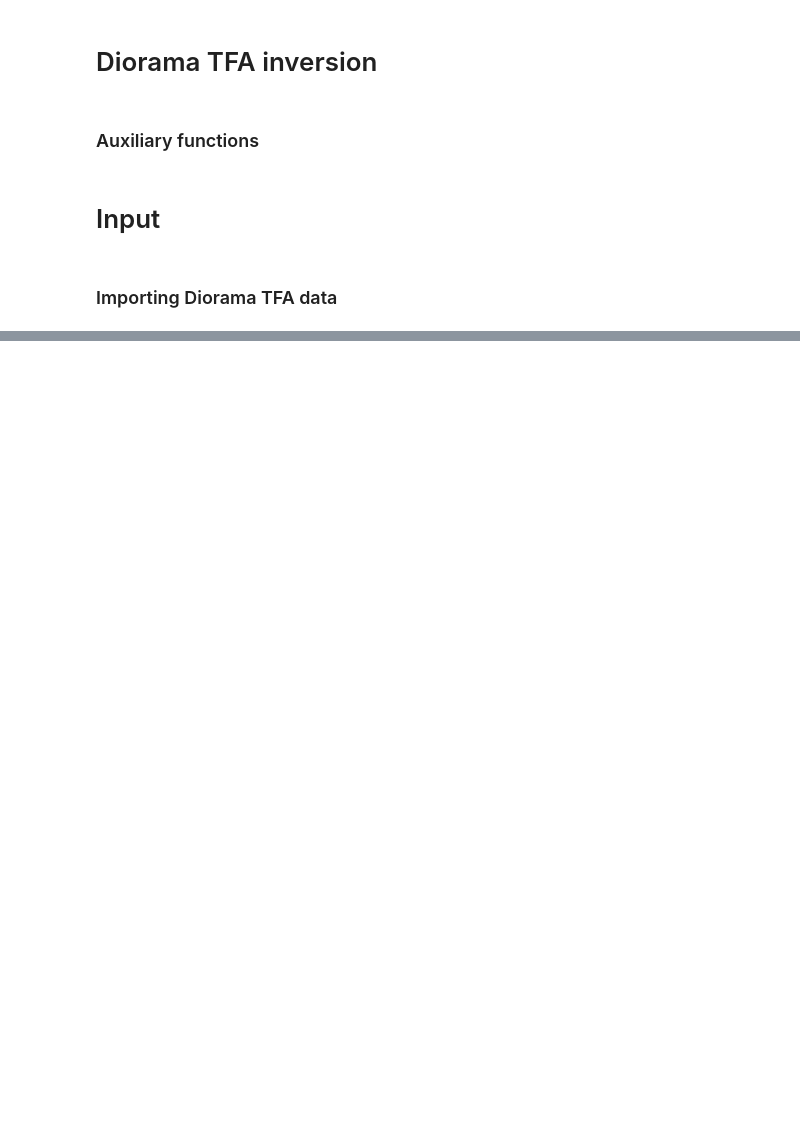
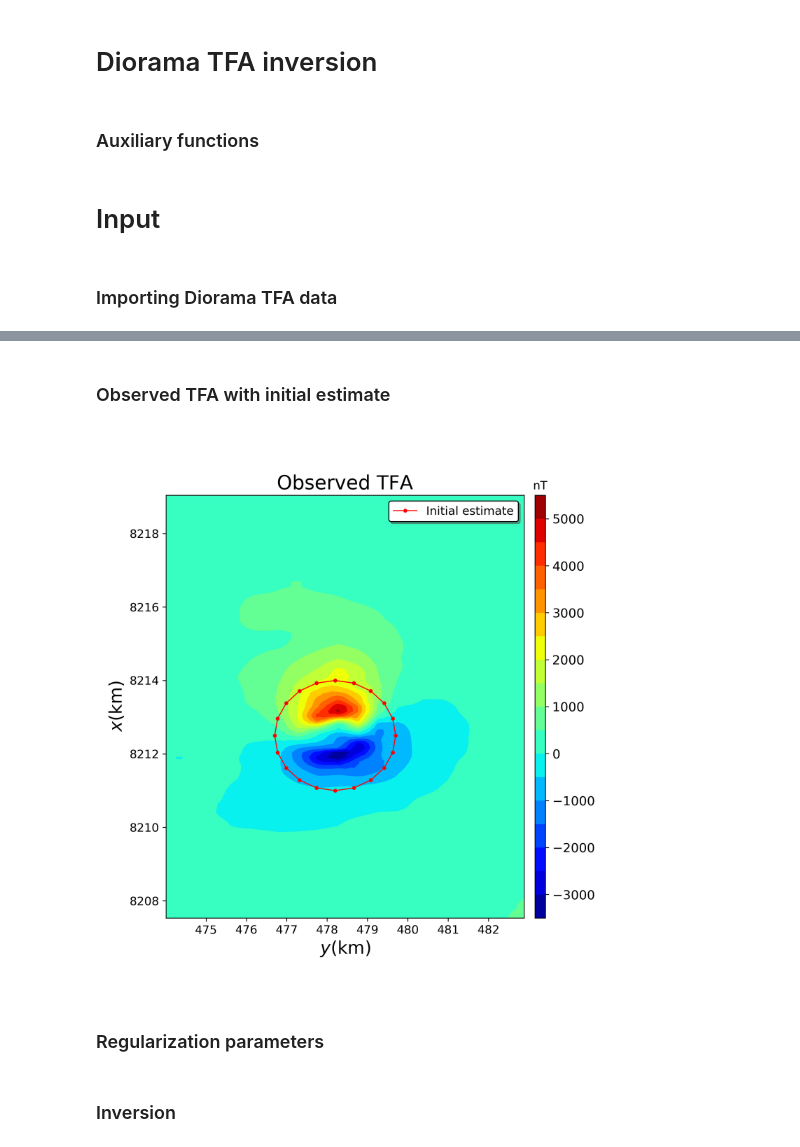
Before and after one commit to pinga-lab/magnetic-radial-inversion, a Jupyter notebook: code/real_data/diorama_inversion.ipynb, the cells around one changed output, grey strips where cells are left out. Cells and saved outputs as stored; diff of their text form; code cells hidden in the pictures; blank space fills up the shorter version.

```diff
--- a/code/real_data/diorama_inversion.ipynb
+++ b/code/real_data/diorama_inversion.ipynb
@@ -29,0 +117,25 @@ IOError: Failed to interpret file 'anomalia-125m.dat' as a pickle
+# %% [markdown]
+### Observed TFA with initial estimate
+# %%
+plt.figure(figsize=(8,8))
+plt.title('Observed TFA', fontsize=20)
+plt.tricontourf(yp, xp, dobs, 20, cmap='jet').ax.tick_params(labelsize=12)
+plt.xlabel('$y$(km)', fontsize=18)
+plt.ylabel('$x$(km)', fontsize=18)
+clb = plt.colorbar(pad=0.025, aspect=40, shrink=1)
+clb.ax.tick_params(labelsize=13)
+#source = mpl.polygon(kimberlite_model['prisms'][0], '.-k', xy2ne=True)
+estimate = mpl.polygon(model0[0], '.-r', xy2ne=True)
+#source.set_label('Outcropping polygon')
+estimate.set_label('Initial estimate')
+clb.ax.set_title('nT')
+mpl.m2km()
+plt.legend(loc=0, fontsize=12, shadow=bool, framealpha=1, edgecolor='black')
+plt.savefig('diorama_tfa_obs_data_true_inital.png', dpi=300)
+#plt.show()
+
+img(filename='diorama_tfa_obs_data_true_inital.png', width=800, height=800)
+# %% [output]
+[figure, added]
+# %% [markdown]
+### Regularization parameters
@@ -29,0 +157,2 @@ IOError: Failed to interpret file 'anomalia-125m.dat' as a pickle
+# %% [markdown]
+### Inversion
```
Also changed, not shown: parts of 9 cells of this notebook, 6 other files.
